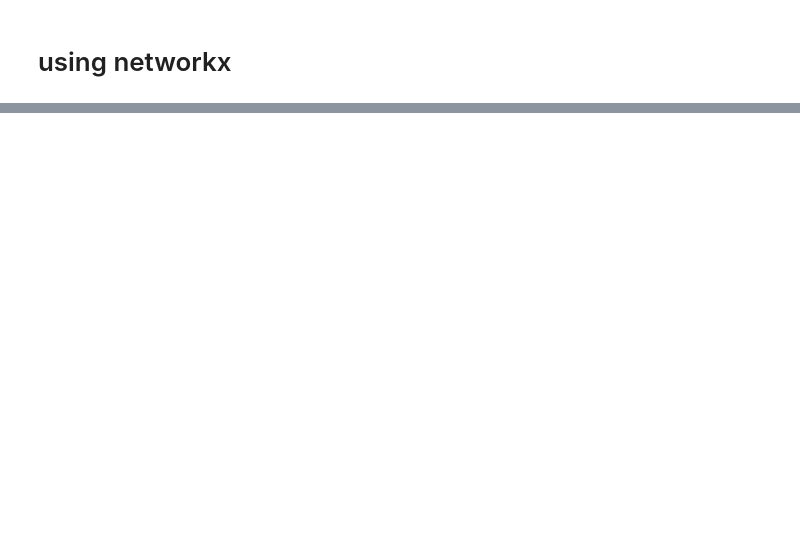
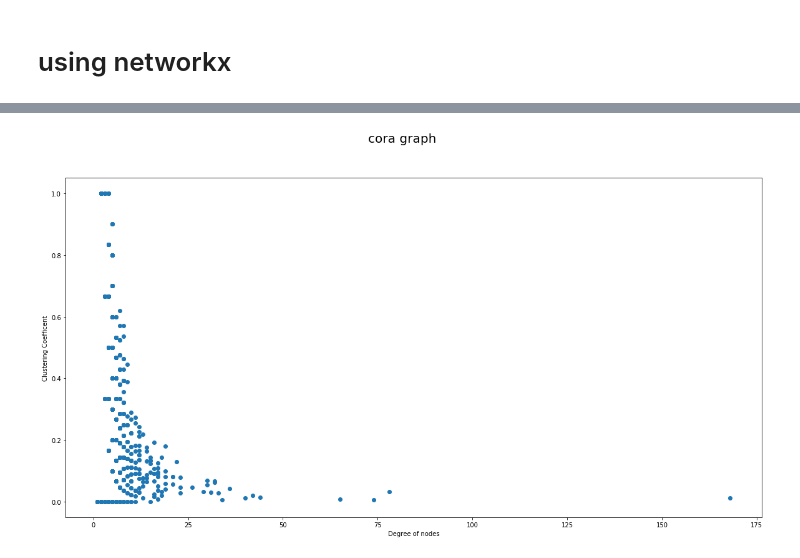
Before and after one commit to sunilkmaurya/graph_hierarchy, a Jupyter notebook: Hierarchy analysis.ipynb, the cells around one changed output, grey strips where cells are left out. Saved outputs shown, nothing was run; the diff lists cells and outputs as text; code cells hidden in the pictures; blank space fills up the shorter version.

```diff
--- a/Hierarchy analysis.ipynb
+++ b/Hierarchy analysis.ipynb
@@ -62,0 +42,5 @@ open_graph(graph[3])
+# %%
+#Cora plot
+open_graph('cora')
+# %% [output]
+[figure, added]
```
Also changed, not shown: parts of 10 cells of this notebook, 1 other file.
